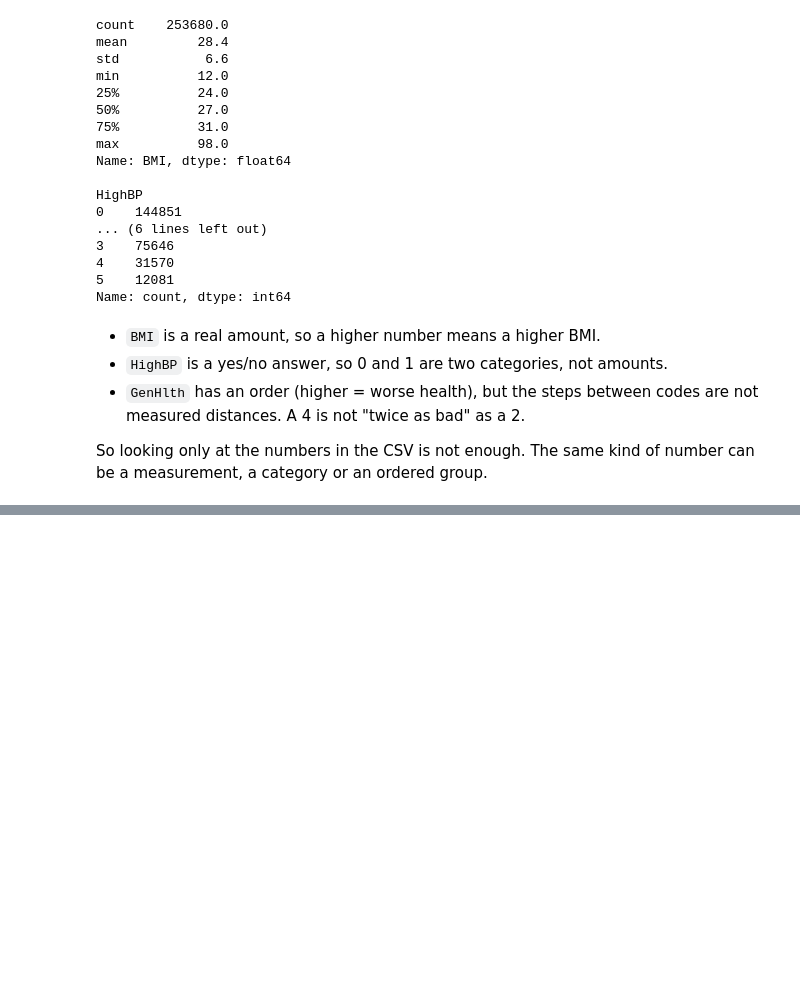
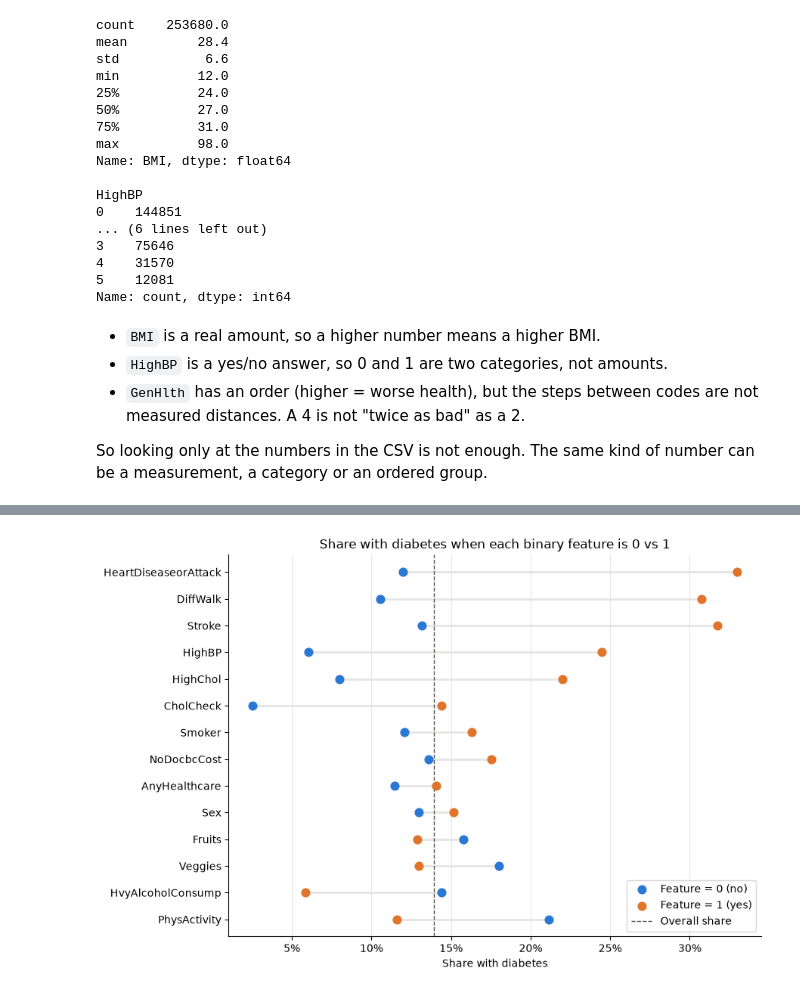
Before and after one commit to Muggenpvp/machine_learning_group2, a Jupyter notebook: assignment2/assignment2.ipynb, the cells around one changed output, grey strips where cells are left out. Drawn from its saved outputs; the diff is of its cells as text; code cells hidden in the pictures; blank space fills up the shorter version.

```diff
--- a/assignment2/assignment2.ipynb
+++ b/assignment2/assignment2.ipynb
@@ -100,0 +173,9 @@ So looking only at the numbers in the CSV is not enough. The same kind of number
+# %%
+binary_table = pd.DataFrame({
+    'Share with feature = 1': df[binary].mean(),
+    'Diabetes share when 0': [y[df[col] == 0].mean() for col in binary],
+    'Diabetes share when 1': [y[df[col] == 1].mean() for col in binary],
+})
+binary_table['Difference'] = binary_table['Diabetes share when 1'] - binary_table['Diabetes share when 0']
+binary_table = binary_table.sort_values('Difference')
+binary_table.round(3)
@@ -100,0 +198,23 @@ So looking only at the numbers in the CSV is not enough. The same kind of number
+# %%
+fig, ax = plt.subplots(figsize=(9, 6))
+rows = range(len(binary_table))
+
+ax.hlines(rows, binary_table['Diabetes share when 0'], binary_table['Diabetes share when 1'],
+          color=GRID, linewidth=2)
+ax.scatter(binary_table['Diabetes share when 0'], rows, s=60, color=BLUE, label='Feature = 0 (no)', zorder=3)
+ax.scatter(binary_table['Diabetes share when 1'], rows, s=60, color=ORANGE, label='Feature = 1 (yes)', zorder=3)
+ax.axvline(overall_rate, color='#52514e', linestyle='--', linewidth=1, label='Overall share')
+
+ax.set_yticks(list(rows))
+ax.set_yticklabels(binary_table.index)
+ax.xaxis.set_major_formatter(plt.FuncFormatter(lambda v, _: f'{v:.0%}'))
+ax.set_xlabel('Share with diabetes')
+ax.set_title('Share with diabetes when each binary feature is 0 vs 1')
+ax.set_axisbelow(True)
+ax.grid(axis='x', color=GRID)
+ax.spines[['top', 'right']].set_visible(False)
+ax.legend(loc='lower right')
+plt.tight_layout()
+plt.show()
+# %% [output]
+[figure, added]
```
Also changed, not shown: parts of 14 cells of this notebook.
